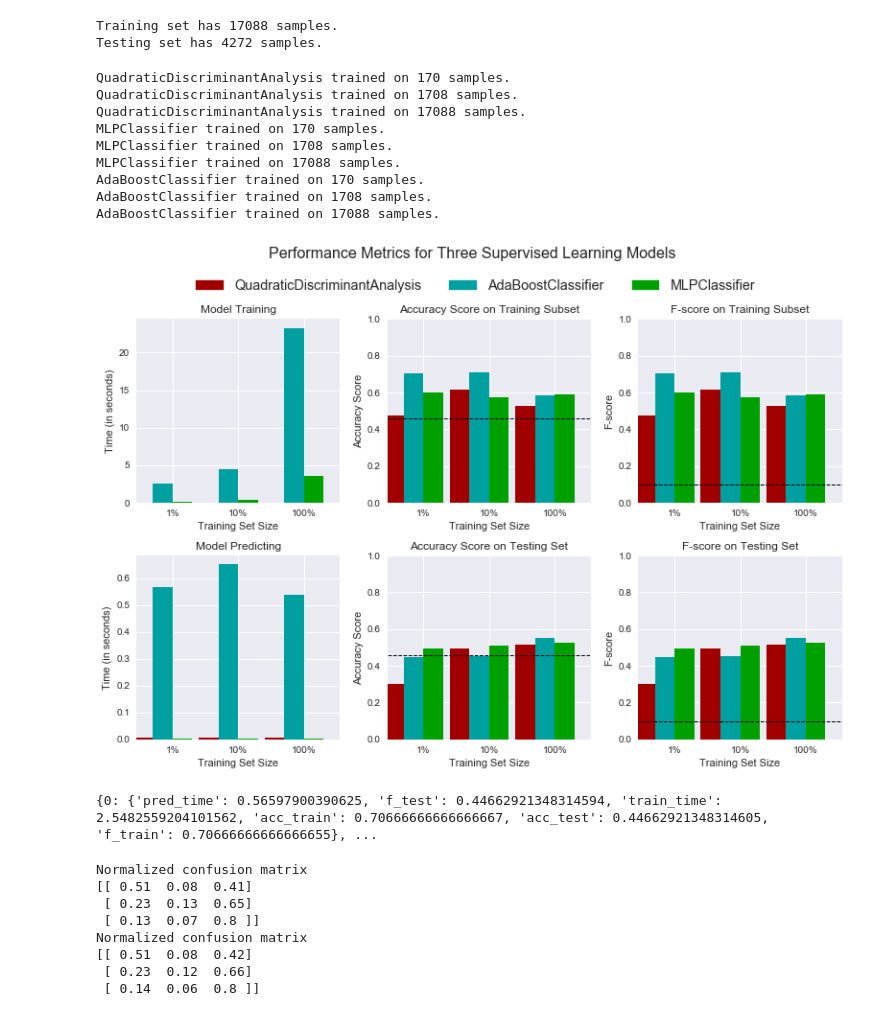
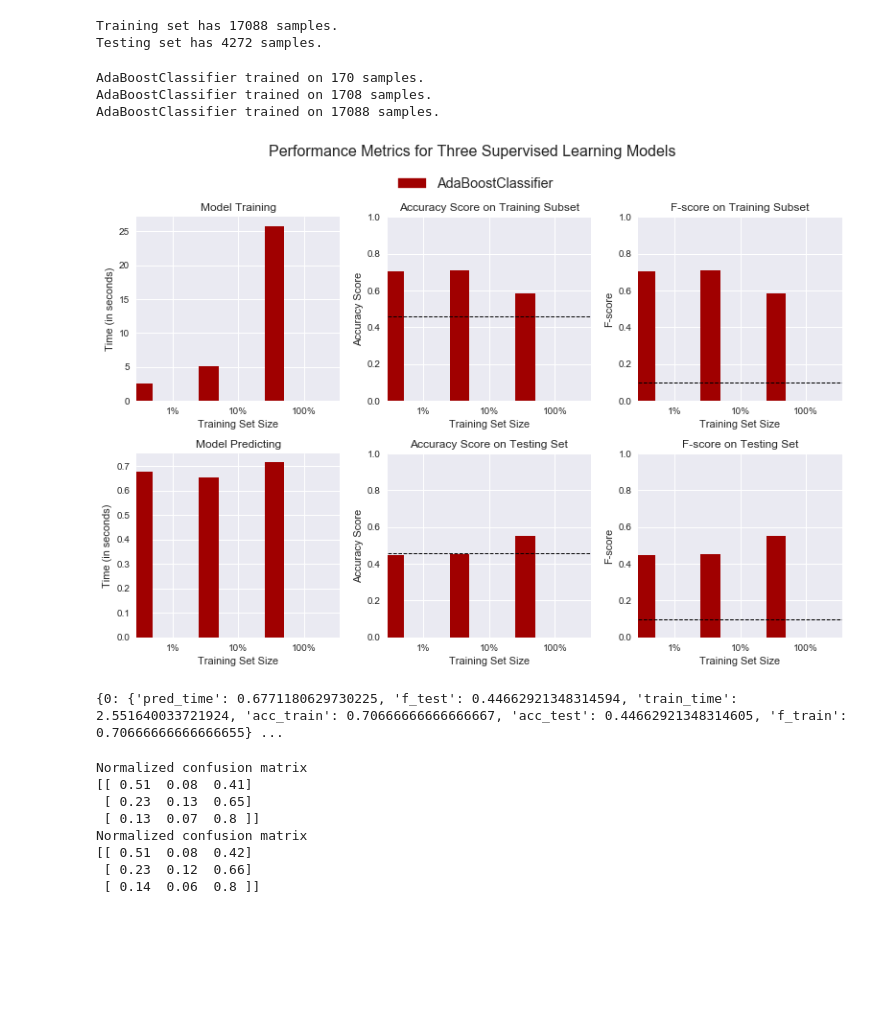
Before and after one commit to sgoyal1012/UdacityNanodegreeSubmissions, a Jupyter notebook: EuropeanSoccer_Capstone/Notebook_Code/Match_outcome_prediction.ipynb, the cells around one changed output. Drawn from its saved outputs; the diff is of its cells as text; code cells hidden in the pictures; blank space fills up the shorter version.

```diff
--- a/EuropeanSoccer_Capstone/Notebook_Code/Match_outcome_prediction.ipynb
+++ b/EuropeanSoccer_Capstone/Notebook_Code/Match_outcome_prediction.ipynb
@@ -1275,34 +1275,31 @@ Testing set has 4272 samples.
 # %%
 samples_100 = len(y_train_draw)
 samples_10 = int(.10 * len(y_train_draw))
 samples_1 = int(.01 * len(y_train_draw))
 
+clf_C = AdaBoostClassifier(base_estimator=tree.DecisionTreeClassifier(max_depth=1),
+                         algorithm="SAMME.R",
+                         n_estimators=1000, random_state = 1)
 # Collect results on the learners
 results = {}
-for clf in [clf_A, clf_B, clf_C]:
+for clf in [clf_C]:
     clf_name = clf.__class__.__name__
     results[clf_name] = {}
     for i, samples in enumerate([samples_1, samples_10, samples_100]):
         results[clf_name][i] = train_predict(clf, samples, X_train_draw, y_train_draw, X_test_draw, y_test_draw)
 # Run metrics visualization for the three supervised learning models chosen
 DUMMY_BASE_ACCURACY = 0.46
 DUMMY_BASE_F_SCORE = 0.1
 vs.evaluate(results, DUMMY_BASE_ACCURACY, DUMMY_BASE_F_SCORE)
 # %% [output]
-QuadraticDiscriminantAnalysis trained on 170 samples.
-QuadraticDiscriminantAnalysis trained on 1708 samples.
-QuadraticDiscriminantAnalysis trained on 17088 samples.
-MLPClassifier trained on 170 samples.
-MLPClassifier trained on 1708 samples.
-MLPClassifier trained on 17088 samples.
 AdaBoostClassifier trained on 170 samples.
 AdaBoostClassifier trained on 1708 samples.
 AdaBoostClassifier trained on 17088 samples.
-[figure, old version]
+[figure, new version]
 # %%
 print results['AdaBoostClassifier']
 # %% [output]
-{0: {'pred_time': 0.56597900390625, 'f_test': 0.44662921348314594, 'train_time': 2.5482559204101562, 'acc_train': 0.70666666666666667, 'acc_test': 0.44662921348314605, 'f_train': 0.70666666666666655}, ...
+{0: {'pred_time': 0.6771180629730225, 'f_test': 0.44662921348314594, 'train_time': 2.551640033721924, 'acc_train': 0.70666666666666667, 'acc_test': 0.44662921348314605, 'f_train': 0.70666666666666655} ...
 # %%
 '''
 CONFUSIOM MATRIX FOR ADABOOST
```
Also changed, not shown: parts of 4 cells of this notebook, 1 other file.
